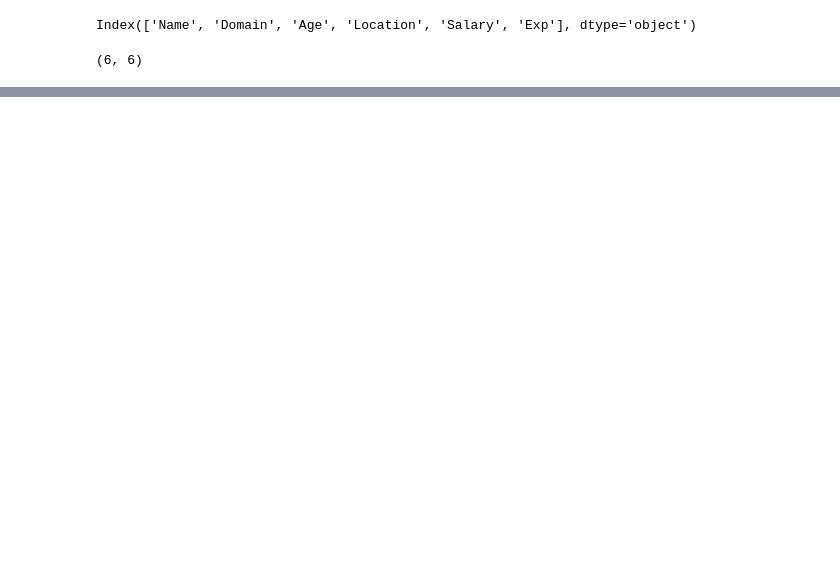
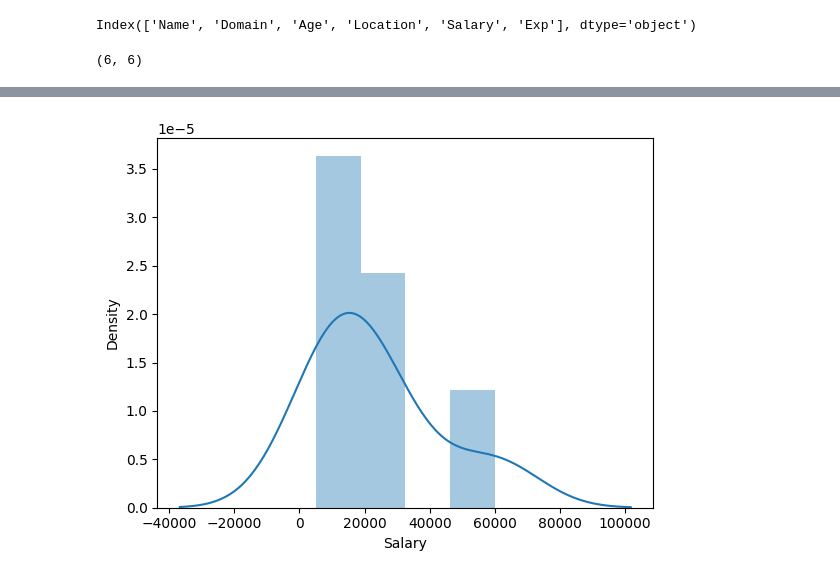
Before and after one commit to justrupesh12/EDA, a Jupyter notebook: Raw_Data_to_clean_by_EDA.ipynb, the cells around one changed output, grey strips where cells are left out. Drawn from its saved outputs; the diff is of its cells as text; code cells hidden in the pictures; blank space fills up the shorter version.

```diff
--- a/Raw_Data_to_clean_by_EDA.ipynb
+++ b/Raw_Data_to_clean_by_EDA.ipynb
@@ -43,0 +214,3 @@ emp.head()
+# %%
+emp['Exp']=emp['Exp'].str.replace(r'\W','',regex=True)
+emp['Exp']
@@ -43,0 +252,2 @@ emp.head()
+# %%
+emp['Age']=emp['Age'].str.extract(r'(\d+)')
@@ -43,0 +275,3 @@ emp.head()
+# %%
+emp['Exp']=emp['Exp'].str.extract(r'(\d+)')
+emp['Exp']
@@ -43,0 +297,2 @@ emp.head()
+# %%
+clean_data=emp.copy()
@@ -43,0 +367,4 @@ emp.head()
+# %%
+vis1=sns.distplot(clean_data['Salary'])
+# %% [output]
+[figure, added]
```
Also changed, not shown: parts of 42 cells of this notebook.
